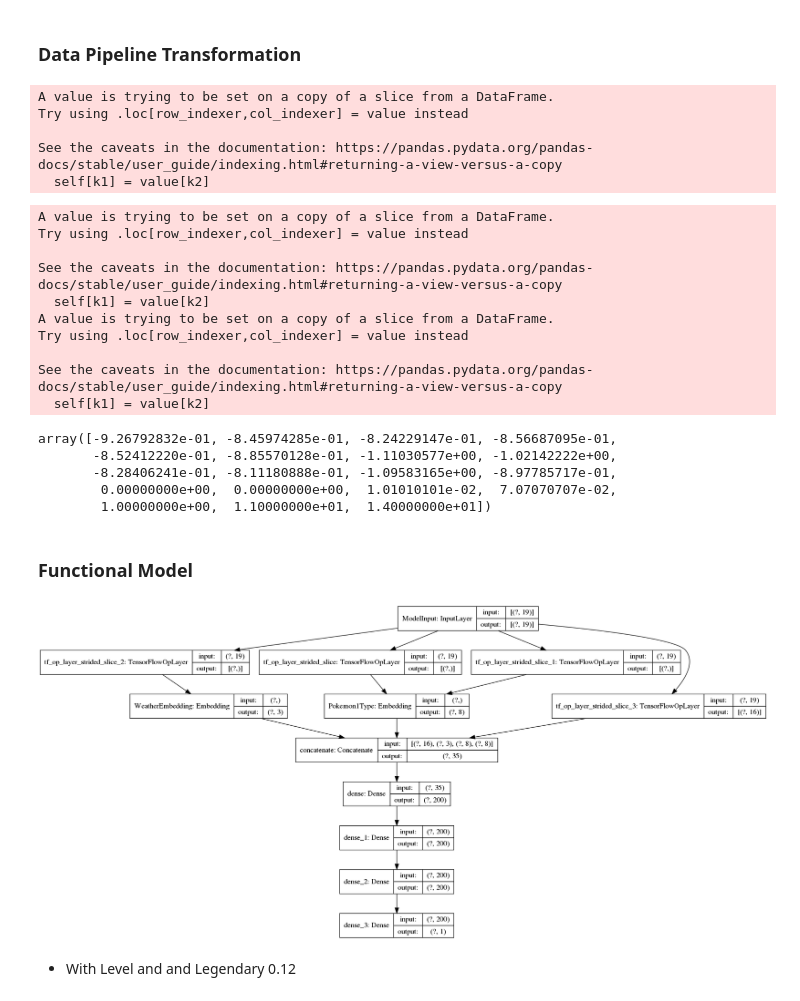
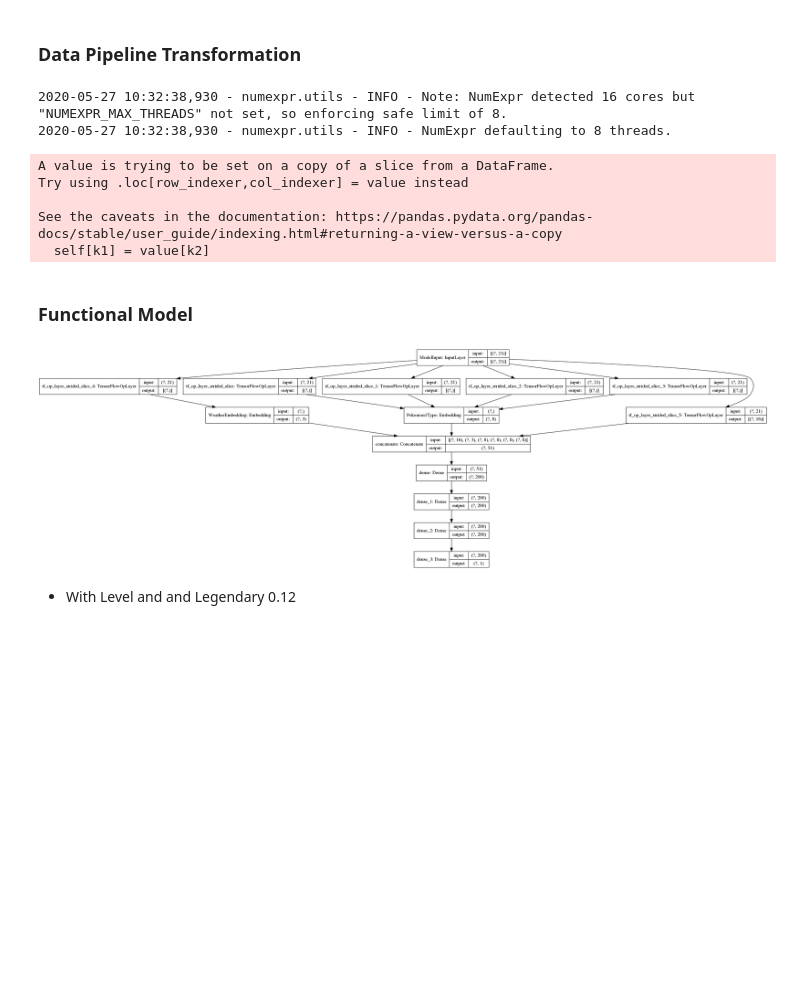
Before and after one commit to jotron/pokethon, a Jupyter notebook: notebooks/BattlePrediction/NN_Model IV.ipynb, the cells around one changed output. Drawn from its saved outputs; the diff is of its cells as text; code cells hidden in the pictures; blank space fills up the shorter version.

```diff
--- a/notebooks/BattlePrediction/NN_Model IV.ipynb
+++ b/notebooks/BattlePrediction/NN_Model IV.ipynb
@@ -110,30 +127,28 @@ BattleResults_train, BattleResults_val, y_train, y_val  = train_test_split(Battl
 # %%
+#%%capture
 numerical_attributes = ['HP_1', 'Attack_1', 'Defense_1', 'Sp_Atk_1', 'Sp_Def_1', 'Speed_1',
                           'HP_2', 'Attack_2', 'Defense_2', 'Sp_Atk_2', 'Sp_Def_2', 'Speed_2']
-type_attributes = ['Type_1_1', 'Type_1_2', 'Type_2_1', 'Type_2_2']
+type_attributes = ['Type1_1', 'Type2_1', 'Type1_2', 'Type2_2']
 TypeEncoder = OrdinalEncoder()
 
 full_pipeline = Pipeline([
     ("Add Types", AddPokemonTypes()),
-    ("Data Augmentation", AddInverse()),
     ("Individual Feature Preprocessing", ColumnTransformer([
         ("Drop", "drop", ['Name_1', 'Name_2', 'Price_1', 'Price_2']),
-        ("Numerical Attributes", StandardScaler(), numerical_attributes),
+        ("Numerical Attributes", StandardScaler(), numerical_attributes), # Faulty when not using augmented data
         ("Boolean", "passthrough", ['Legendary_1', 'Legendary_2']),
         ("Level" , LevelScaler(), ['Level_1', 'Level_2']),
         ("Weather", OrdinalEncoder(), ['WeatherAndTime']),
-        ("Types", TypeEncoder, ['Type_1_1', 'Type_2_1'])
+        ("Types", TypeEncoder, type_attributes)
     ])),
 ])
-full_pipeline.fit(BattleResults_train); #battle_data
+full_pipeline.fit(BattleResults_train_augm); #battle_data
 # %% [output]
-A value is trying to be set on a copy of a slice from a DataFrame.
-Try using .loc[row_indexer,col_indexer] = value instead
-
-See the caveats in the documentation: https://pandas.pydata.org/pandas-docs/stable/user_guide/indexing.html#returning-a-view-versus-a-copy
-  self[k1] = value[k2]
+2020-05-27 10:32:38,930 - numexpr.utils - INFO - Note: NumExpr detected 16 cores but "NUMEXPR_MAX_THREADS" not set, so enforcing safe limit of 8.
+2020-05-27 10:32:38,930 - numexpr.utils - INFO - NumExpr defaulting to 8 threads.
 # %%
-x_train = full_pipeline.transform(BattleResults_train)
+#%%capture
+x_train_augm = full_pipeline.transform(BattleResults_train_augm)
 x_val = full_pipeline.transform(BattleResults_val)
 # %% [output]
 A value is trying to be set on a copy of a slice from a DataFrame.
@@ -141,44 +156,35 @@ Try using .loc[row_indexer,col_indexer] = value instead
 
 See the caveats in the documentation: https://pandas.pydata.org/pandas-docs/stable/user_guide/indexing.html#returning-a-view-versus-a-copy
   self[k1] = value[k2]
-A value is trying to be set on a copy of a slice from a DataFrame.
-Try using .loc[row_indexer,col_indexer] = value instead
-
-See the caveats in the documentation: https://pandas.pydata.org/pandas-docs/stable/user_guide/indexing.html#returning-a-view-versus-a-copy
-  self[k1] = value[k2]
-# %%
-x_train[5]
-# %% [output]
-array([-9.26792832e-01, -8.45974285e-01, -8.24229147e-01, -8.56687095e-01,
-       -8.52412220e-01, -8.85570128e-01, -1.11030577e+00, -1.02142222e+00,
-       -8.28406241e-01, -8.11180888e-01, -1.09583165e+00, -8.97785717e-01,
-        0.00000000e+00,  0.00000000e+00,  1.01010101e-02,  7.07070707e-02,
-        1.00000000e+00,  1.10000000e+01,  1.40000000e+01])
 # %% [markdown]
 ### Functional Model
 # %%
 # Functional Model Architecture
 """ Input columns are as follows:
 - input[0:16] are numerical attributes
 - input[16] is Ordinal WeatherAndTime
 - input[17] is Ordinal Pokemon_1 First Nature
-- input[18] is Ordinal Pokemon_2 First Nature
+- input[18] is Ordinal Pokemon_1 Second Nature
+- input[19] is Ordinal Pokemon_2 First Nature
+- input[20] is Ordinal Pokemon_2 Second Nature
 """
-model_input = layers.Input(shape=(19,), name='ModelInput')
+model_input = layers.Input(shape=(21,), name='ModelInput')
 type_emb = layers.Embedding(input_dim=18, output_dim=8, name="Pokemon1Type")
-type_emb_1 = type_emb(model_input[:,17])
-type_emb_2 = type_emb(model_input[:,18])
+type1_emb_1 = type_emb(model_input[:,17])
+type2_emb_1 = type_emb(model_input[:,18])
+type1_emb_2 = type_emb(model_input[:,19])
+type2_emb_2 = type_emb(model_input[:,20])
 weather_emb = layers.Embedding(input_dim=5, output_dim=3, name="WeatherEmbedding")(model_input[:, 16])
-x = layers.Concatenate()([model_input[:, 0:16], weather_emb, type_emb_1, type_emb_2])
+x = layers.Concatenate()([model_input[:, 0:16], weather_emb, type1_emb_1, type2_emb_1, type1_emb_2, type2_emb_2])
 x = layers.Dense(200, activation='relu')(x)
 x = layers.Dense(200, activation='relu')(x)
 x = layers.Dense(200, activation='relu')(x)
 model_output = layers.Dense(1, activation='tanh')(x)
 
 model = keras.Model(inputs=model_input, outputs=model_output)
 plot_model(model, show_shapes=True)
 # %% [output]
-[figure, old version]
+[figure, new version]
 # %% [markdown]
 - With Level and and Legendary 0.12
 # %%
```
Also changed, not shown: parts of 7 cells of this notebook.
